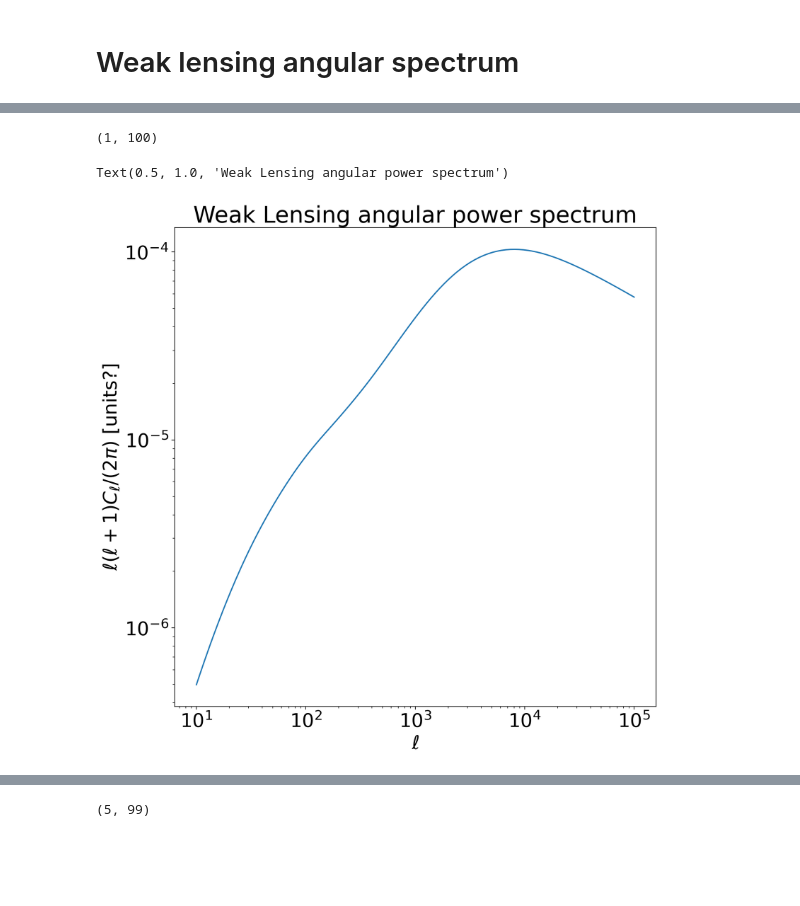
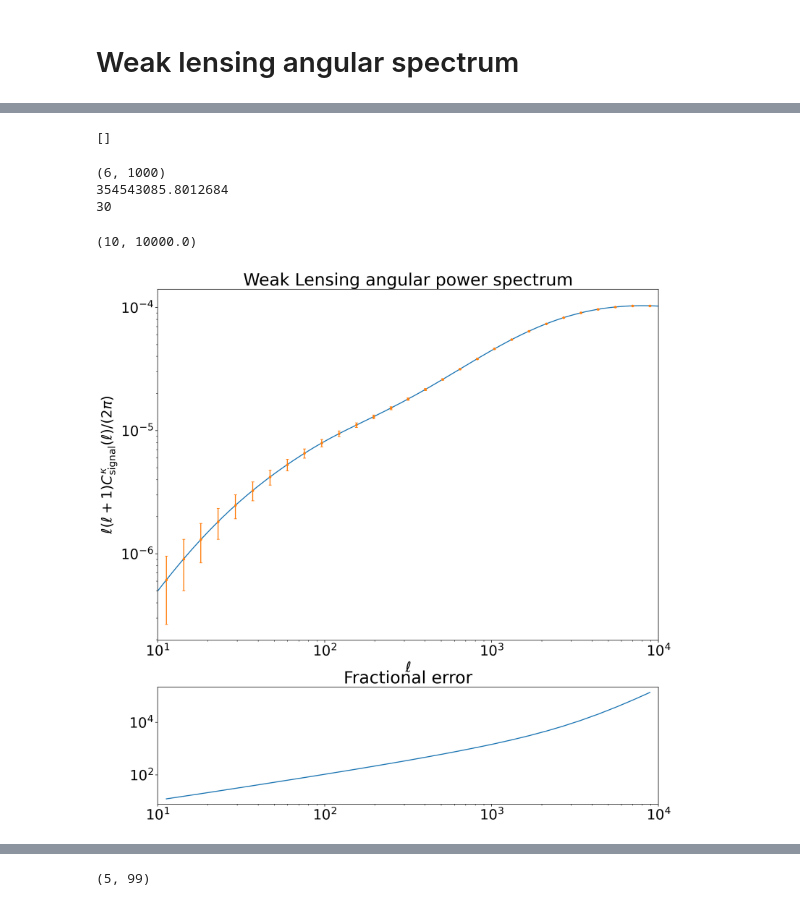
Before and after one commit to cmatties/CAMB-Workbook, a Jupyter notebook: Observables_with_Observational_Error_Bars.ipynb, the cells around one changed output, grey strips where cells are left out. Cells and saved outputs as stored; diff of their text form; code cells hidden in the pictures; blank space fills up the shorter version.

```diff
--- a/Observables_with_Observational_Error_Bars.ipynb
+++ b/Observables_with_Observational_Error_Bars.ipynb
@@ -151,29 +157,54 @@ from eq. 10.45 in Dragan's book.
 # %%
-nzs = [jc.redshift.smail_nz(1,2,1)]
-probes = [jc.probes.WeakLensing(nzs, sigma_e = .2)]
-ell = np.logspace(1,5,100)
+nzs = [jc.redshift.smail_nz(1,2,1, gals_per_arcmin2=30), jc.redshift.smail_nz(1,2,.5, gals_per_arcmin2=5.59),jc.redshift.smail_nz(1,2,4, gals_per_arcmin2=5.59)]
+probes = [jc.probes.WeakLensing(nzs, sigma_e = .261)]
+ell = np.logspace(1,4,1000)
 cls = jc.angular_cl.angular_cl(pars_jc, ell, probes)
+# %% [output]
+[]
-# %%
-cls.shape
-# %% [output]
-(1, 100)
+# %%
+#Cls are returned in order of bin, and then auto-spectra followed by cross-spectra. For example, if we have two bins, the Cls are returned in the order 11,12,22.
+# For three bins, it should be 11,12,13,22,23,33
+noise_cl = jc.angular_cl.noise_cl(ell, probes)
+print(noise_cl.shape)
+#plt.semilogx(ell, noise_cl[5,:])
+print(nzs[0].gals_per_steradian)
+print(nzs[0].gals_per_arcmin2)
+# %% [output]
+(6, 1000)
+354543085.8012684
+30
 # %%
-def get_Cl_errorbars(ell_bins, C_ell, surveyParams):
+
+def get_Cl_errorbars(ell_bins, f_sky, cl_index, probes, cosmoParams):
     dell = ell_bins[1:]-ell_bins[:-1]
-    ell_sample = np.floor((ell_bins[1:]+ell_bins[:-1])/2)
-
-    error_y = (2/((2*ell_sample+1)*surveyParams['f_sky']*dell))**.5*C_ell[(ell_sample+1).astype(int)]
-    errorbars = np.array([ell_sample, C_ell[(ell_sample+1).astype(int)], error_y, ell_sample[:]-ell_bins[:-1], ell_bins[1:]-ell_sample[:]])
+    ell_sample = (ell_bins[1:]*ell_bins[:-1])**.5
+    Cell_sample = jc.angular_cl.angular_cl(cosmoParams, ell_sample, probes)[cl_index]
+    shotnoise = GAMMA_INT**2/nzs[0].gals_per_steradian
+    sigma_cl = (2/((2*ell_sample+1)*f_sky*dell))**.5*(Cell_sample + shotnoise)
+    sigma_cl = sigma_cl*ell_sample*(ell_sample+1)/(2*math.pi)
+    errorbars = np.array([ell_sample, Cell_sample, sigma_cl, ell_sample[:]-ell_bins[:-1], ell_bins[1:]-ell_sample[:]])
     return errorbars
 # %%
-fig,ax = plt.subplots(1,1,figsize=(10,10))
-ax.loglog(ell, cls[0]*ell*(ell+1)/(2*math.pi))
-ax.set_xlabel(r'$\ell$')
-ax.set_ylabel(r'$\ell(\ell+1)C_\ell/(2\pi)$ [units?]')
-ax.set_title('Weak Lensing angular power spectrum')
+fig,ax = plt.subplots(2,1,height_ratios=[3,1], figsize=(14,14.5))
+ax[0].loglog(ell, cls[0]*ell*(ell+1)/(2*math.pi), label=r'$11$')
+#*ell*(ell+1)/(2*math.pi)
+ax[0].set_xlabel(r'$\ell$')
+ax[0].set_ylabel(r'$\ell(\ell+1)C_\mathrm{signal}^\kappa(\ell)/(2\pi)$')
+ax[0].set_title('Weak Lensing angular power spectrum')
 
-#errorbars = get_Cl_errorbars(np.logspace(1,4, 5), cls[0], surveyParams)
-#plt.errorbar(errorbars[0,:], errorbars[1,:], yerr = errorbars[2,:], xerr = [errorbars[3,:],errorbars[4,:]])
+errorbars = get_Cl_errorbars(np.logspace(1,4, 30), .1, 0, probes, pars_jc)
+ax[0].errorbar(errorbars[0,:], errorbars[1,:]*errorbars[0,:]*(errorbars[0,:]+1)/(2*math.pi), yerr = errorbars[2,:], xerr = None,
+               ls='none', marker = '.', capsize=2)
+#ax.errorbar(errorbars[0,:], errorbars[1,:], yerr = errorbars[2,:], ls='-', capsize=2)
+
+ax[1].loglog(errorbars[0,:], errorbars[2,:]/errorbars[1,:])
+ax[1].set_title('Fractional error')
+
+ax[0].set_xlim((10,1e4))
+ax[1].set_xlim((10,1e4))
+#ax.loglog(ell, cls[0], label=r'$11$')
+
+#Scale errorbars with *errorbars[0,:]*(errorbars[0,:]+1)/(2*math.pi)
 # %% [output]
-Text(0.5, 1.0, 'Weak Lensing angular power spectrum')
+(10, 10000.0)
-[figure, old version]
+[figure, new version]
```
Also changed, not shown: parts of 36 cells of this notebook.
